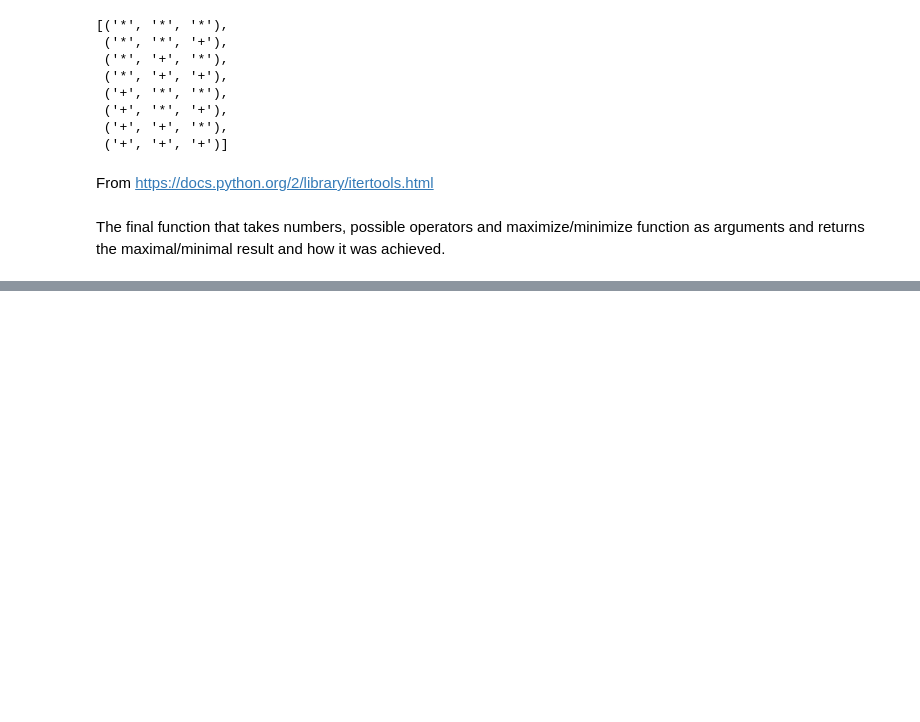
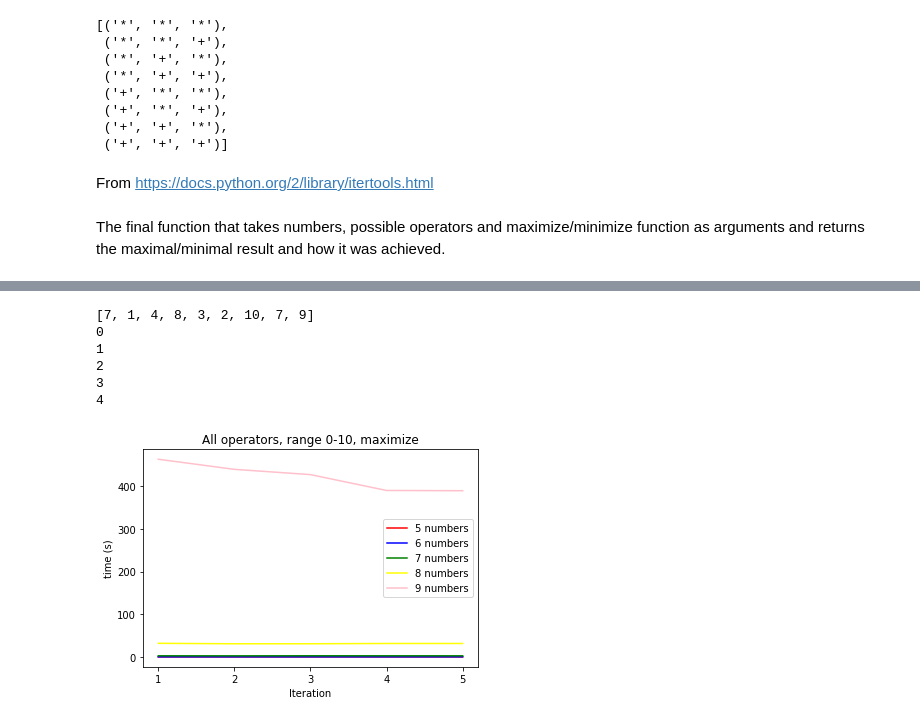
Before and after one commit to MGodgildieva/opt_arithm_expr, a Jupyter notebook: alg_project_2.ipynb, the cells around one changed output, grey strips where cells are left out. Saved outputs shown, nothing was run; the diff lists cells and outputs as text; code cells hidden in the pictures; blank space fills up the shorter version.

Commit message:
Fixed some bugs, algorithm measurements

```diff
--- a/alg_project_2.ipynb
+++ b/alg_project_2.ipynb
@@ -79,11 +79,8 @@ minimize("1*3-2*5/1")
 Maximizing recursive function that works exactly as the minimizing one only the other way around.
 # %%
 def maximize (expr):
-    if len(expr)==1:
-        if expr.isdigit():
-            return int(expr), expr
-        else:
-            return "Invalid symbol"
+    if expr.isdigit():
+        return int(expr), expr
     res = np.NINF
     final_expr = ""
     for i in range(len(expr) - 1):
@@ -189,0 +201,21 @@ put_operators_final([2, 1, 7, 1, 4, 3], ['*', '+'], maximize)
+# %%
+def measure_time(iterations, num_amount, num_min, num_max,  operators, func):
+    random_numbers = [random.randint(num_min, num_max) for x in range(num_amount)]
+    results = []
+    print(random_numbers)
+    for i in range(iterations):
+        print(i)
+        start_time = time.time()
+        result = put_operators_final(random_numbers, operators, func)
+        end_time = time.time()
+        results.append(end_time-start_time)
+    return results
+# %%
+iter5_num5_1_10_all_max = measure_time(iterations=5, num_amount=5, num_min=1, num_max=10,
+                                         operators=['*', '+', '-', '/'], func=maximize)
+iter5_num6_1_10_all_max = measure_time(iterations=5, num_amount=6, num_min=1, num_max=10,
+                                         operators=['*', '+', '-', '/'], func=maximize)
+iter5_num7_1_10_all_max = measure_time(iterations=5, num_amount=7, num_min=1, num_max=10,
+                                         operators=['*', '+', '-', '/'], func=maximize)
+iter5_num8_1_10_all_max = measure_time(iterations=5, num_amount=8, num_min=1, num_max=10,
+                                         operators=['*', '+', '-', '/'], func=maximize)
@@ -189,0 +240,24 @@ put_operators_final([2, 1, 7, 1, 4, 3], ['*', '+'], maximize)
+# %%
+iter5_num9_1_10_all_max = measure_time(iterations=5, num_amount=9, num_min=1, num_max=10,
+                                         operators=['*', '+', '-', '/'], func=maximize)
+# %% [output]
+[7, 1, 4, 8, 3, 2, 10, 7, 9]
+0
+1
+2
+3
+4
+# %%
+plt.plot(range(1, 6), iter5_num5_1_10_all_max, color='red', label='5 numbers')
+plt.plot(range(1, 6), iter5_num6_1_10_all_max, color='blue', label='6 numbers')
+plt.plot(range(1, 6), iter5_num7_1_10_all_max, color='green', label='7 numbers')
+plt.plot(range(1, 6), iter5_num8_1_10_all_max, color='yellow', label='8 numbers')
+plt.plot(range(1, 6), iter5_num9_1_10_all_max, color='pink', label='9 numbers')
+plt.ylabel("time (s)")
+plt.xlabel("Iteration")
+plt.xticks([1, 2, 3, 4, 5])
+plt.title("All operators, range 0-10, maximize")
+plt.legend()
+plt.show()
+# %% [output]
+[figure, added]
```
Also changed, not shown: parts of 18 cells of this notebook.
